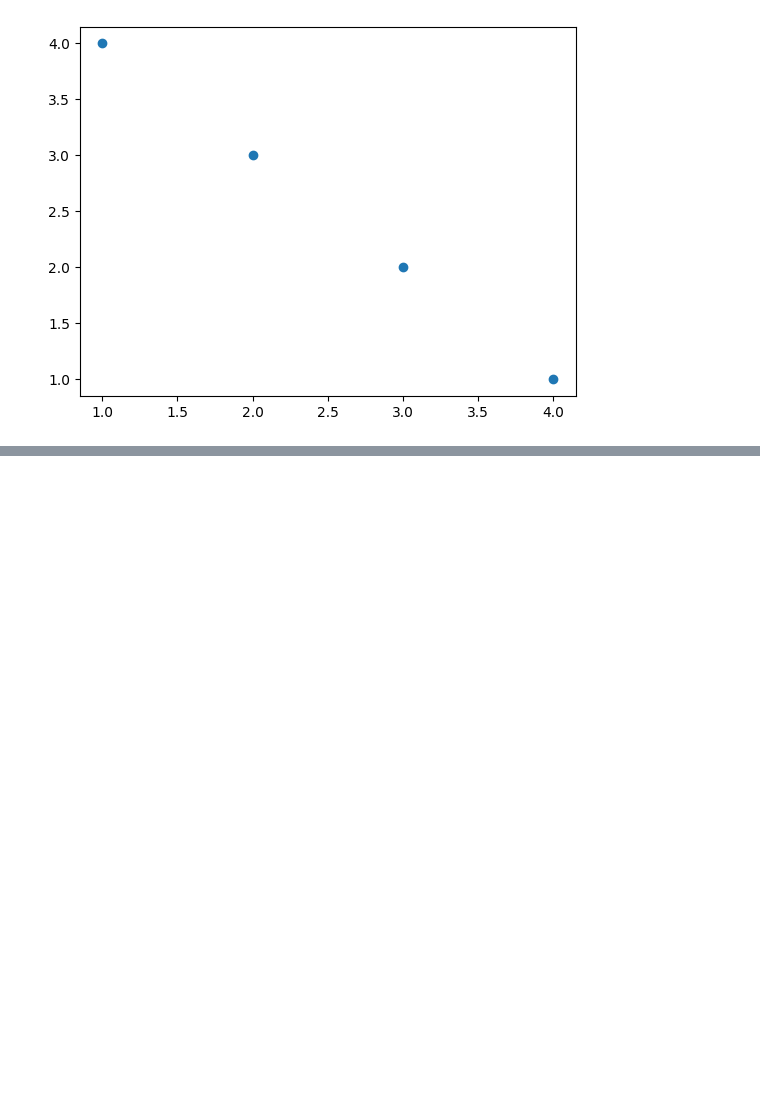
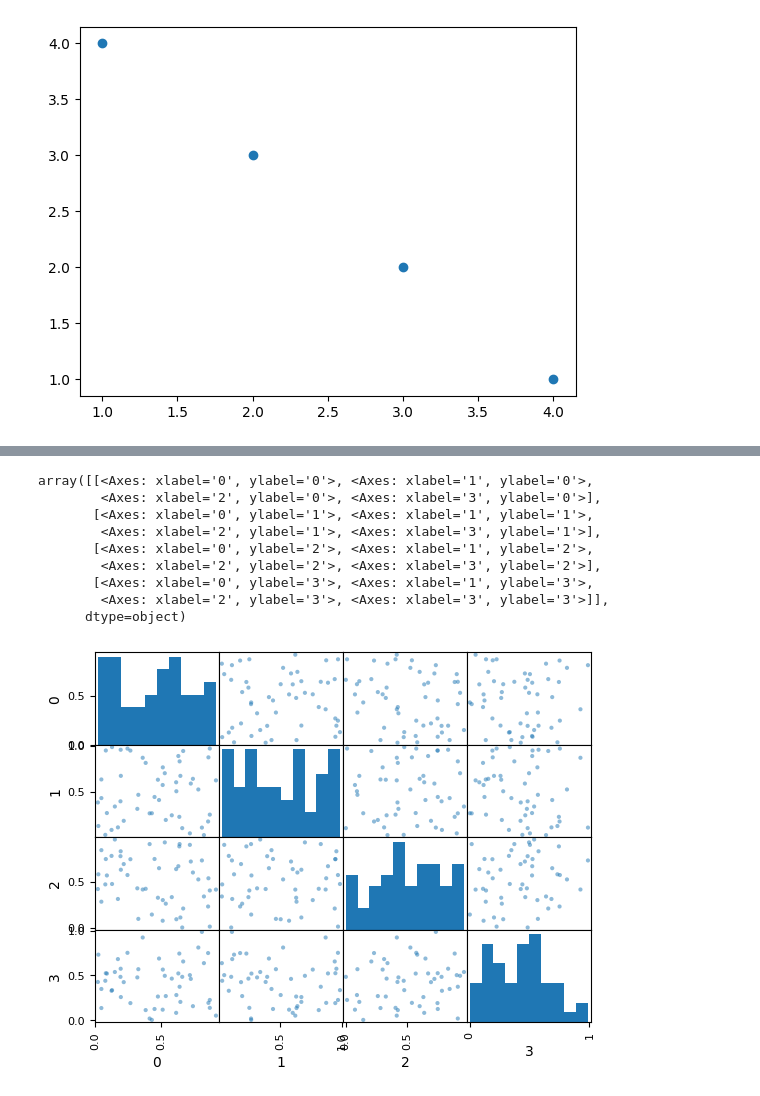
Before and after one commit to aman29gupta/Reinforcement-Learning, a Jupyter notebook: RL_Correlation.ipynb, the cells around one changed output, grey strips where cells are left out. Cells and saved outputs as stored; diff of their text form; code cells hidden in the pictures; blank space fills up the shorter version.

```diff
--- a/RL_Correlation.ipynb
+++ b/RL_Correlation.ipynb
@@ -39,0 +53,14 @@ ValueError: ignored
+# %%
+df = pd.DataFrame(np.random.rand(50, 4))
+pd.plotting.scatter_matrix(df)
+# %% [output]
+array([[<Axes: xlabel='0', ylabel='0'>, <Axes: xlabel='1', ylabel='0'>,
+        <Axes: xlabel='2', ylabel='0'>, <Axes: xlabel='3', ylabel='0'>],
+       [<Axes: xlabel='0', ylabel='1'>, <Axes: xlabel='1', ylabel='1'>,
+        <Axes: xlabel='2', ylabel='1'>, <Axes: xlabel='3', ylabel='1'>],
+       [<Axes: xlabel='0', ylabel='2'>, <Axes: xlabel='1', ylabel='2'>,
+        <Axes: xlabel='2', ylabel='2'>, <Axes: xlabel='3', ylabel='2'>],
+       [<Axes: xlabel='0', ylabel='3'>, <Axes: xlabel='1', ylabel='3'>,
+        <Axes: xlabel='2', ylabel='3'>, <Axes: xlabel='3', ylabel='3'>]],
+      dtype=object)
+[figure, added]
```
Also changed, not shown: parts of 3 cells of this notebook.
